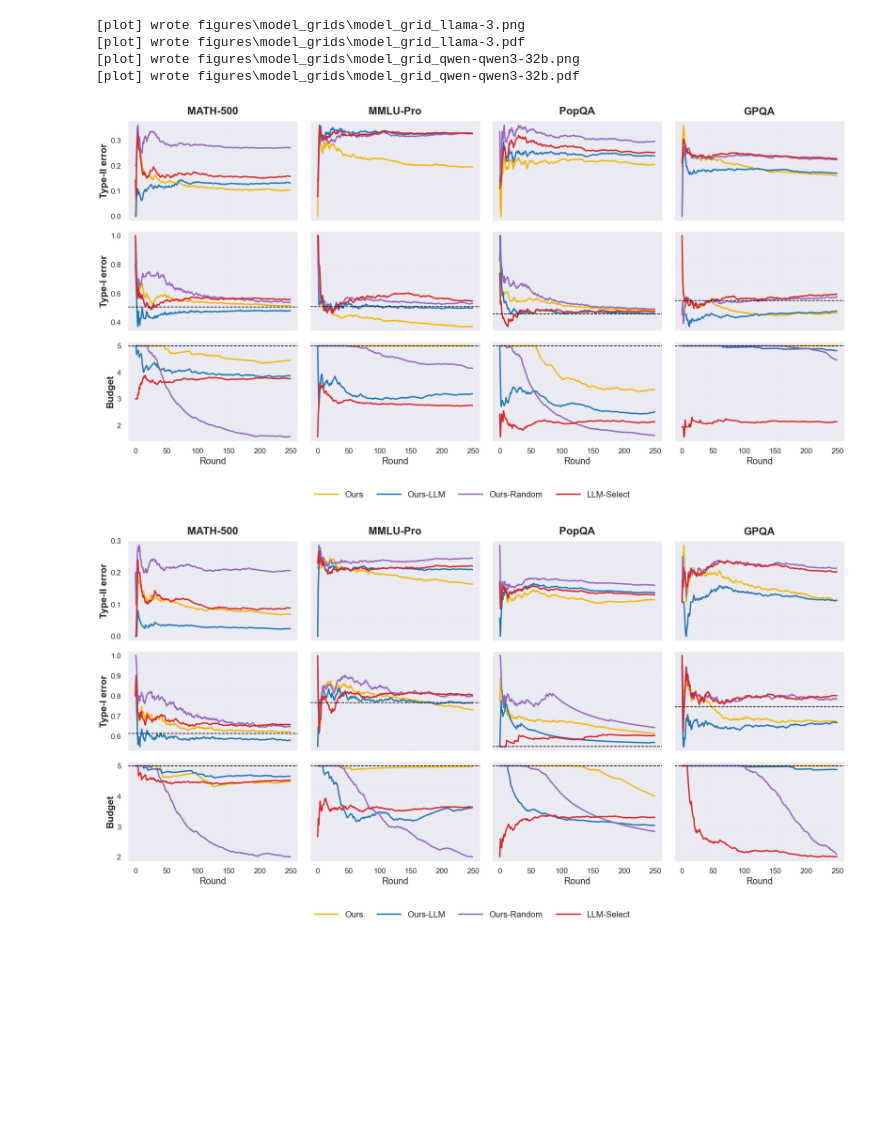
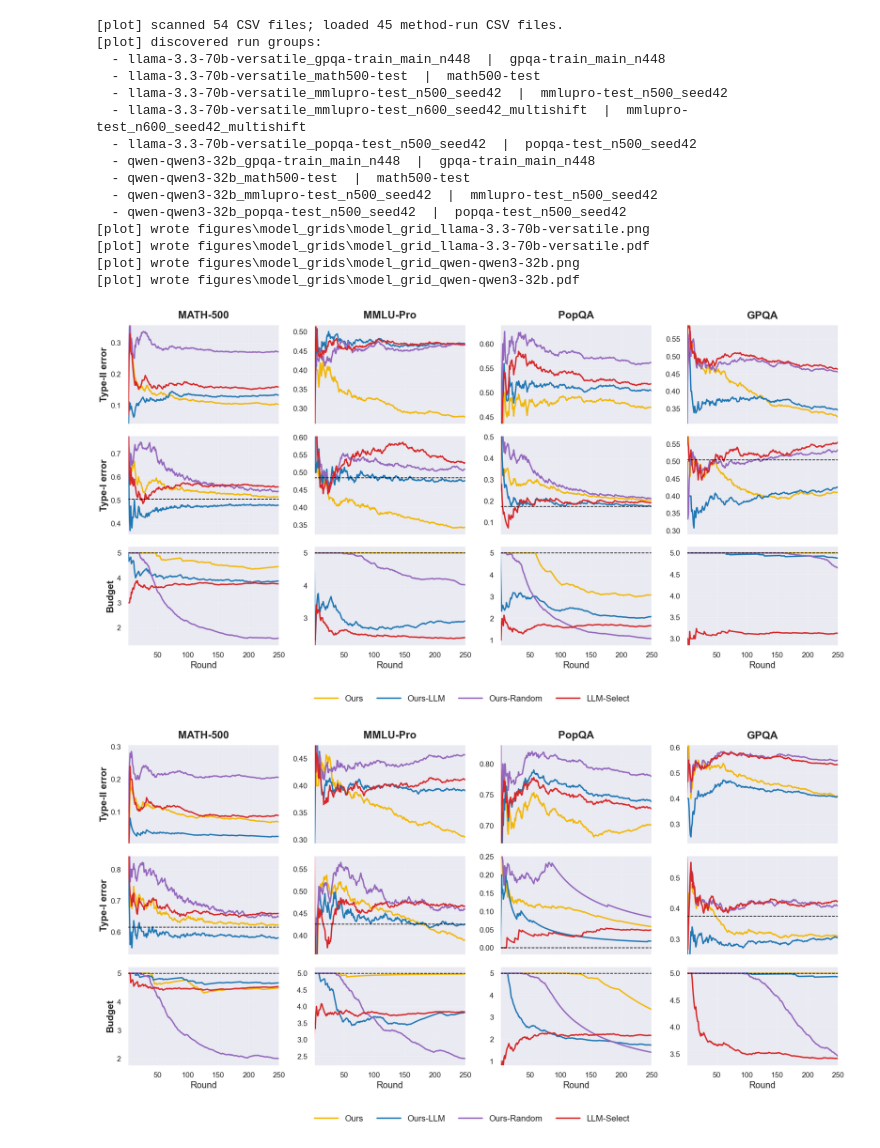
Before and after one commit to alirezamirrokni/Active-Data-Selection, a Jupyter notebook: to_plot.ipynb, the cells around one changed output. Saved outputs shown, nothing was run; the diff lists cells and outputs as text; code cells hidden in the pictures; blank space fills up the shorter version.

Commit message:
new data

```diff
--- a/to_plot.ipynb
+++ b/to_plot.ipynb
@@ -532,6 +745,9 @@ plt.rcParams.update({
     "legend.title_fontsize": 15,
     "figure.titlesize": 18,
 })
+
+# Change this if your outputs directory is elsewhere. Relative paths are resolved from the project root.
+RUNS_TO_PLOT = ("outputs",)
 
 DATASET_ORDER = [
     "math500-test",
@@ -662,6 +878,7 @@ def plot_one_model_grid(
         ncols=4,
         figsize=(20.0, 11.0),
         sharex=False,
+        sharey=False,
         constrained_layout=False,
     )
 
@@ -687,14 +904,16 @@ def plot_one_model_grid(
                 )
             else:
                 dataset_df = filter_methods_for_plot(dataset_df)
+                plot_df = _with_plot_round(dataset_df)
+                reference_values: list[float] = []
                 method_order = [
                     m for m in METHODS_TO_PLOT
-                    if m in set(dataset_df["Method"])
+                    if m in set(plot_df["Method"])
                 ]
 
                 sns.lineplot(
-                    data=dataset_df,
-                    x="Round",
+                    data=plot_df,
+                    x="Plot Round",
                     y=metric_col,
                     hue="Method",
                     hue_order=method_order,
@@ -715,10 +934,11 @@ def plot_one_model_grid(
 
                 if (
                     metric_col == "Cum. Type-I"
-                    and "epsilon" in dataset_df.columns
-                    and dataset_df["epsilon"].notna().any()
+                    and "epsilon" in plot_df.columns
+                    and plot_df["epsilon"].notna().any()
                 ):
-                    epsilon = float(dataset_df["epsilon"].dropna().iloc[0])
+                    epsilon = float(plot_df["epsilon"].dropna().iloc[0])
+                    reference_values.append(epsilon)
                     ax.axhline(
                         epsilon,
                         linestyle="--",
@@ -729,10 +949,11 @@ def plot_one_model_grid(
 
                 if (
                     metric_col == "Cum. Budget"
-                    and "Limit" in dataset_df.columns
-                    and dataset_df["Limit"].notna().any()
+                    and "Limit" in plot_df.columns
+                    and plot_df["Limit"].notna().any()
                 ):
-                    limit = float(dataset_df["Limit"].dropna().iloc[0])
+                    limit = float(plot_df["Limit"].dropna().iloc[0])
+                    reference_values.append(limit)
                     ax.axhline(
                         limit,
                         linestyle="--",
@@ -741,18 +962,21 @@ def plot_one_model_grid(
                         label="_nolegend_",
                     )
 
+                _set_plot_limits(ax, plot_df, metric_col, reference_values=reference_values)
+
             # Dataset names only on the top row.
             if row_idx == 0:
                 ax.set_title(dataset_title, fontsize=20, fontweight="bold", pad=12)
             else:
                 ax.set_title("")
 
-            # Y-axis labels only once on the leftmost plot of each row.
+            # Keep y tick labels on every subplot because each panel has its own y-scale.
+            # The y-axis label text is kept only on the leftmost subplot to avoid clutter.
             if col_idx == 0:
                 ax.set_ylabel(row_label, fontsize=18, fontweight="bold")
             else:
                 ax.set_ylabel("")
-                ax.tick_params(labelleft=False)
+                ax.tick_params(labelleft=True)
 
             # X-axis labels only on bottom row.
             if row_idx == 2:
@@ -768,43 +992,55 @@ def plot_one_model_grid(
 
     if handles:
         fig.legend(
             handles,
             labels,
             title=None,
             loc="lower center",
             bbox_to_anchor=(0.5, 0.005),
             ncol=min(len(labels), 6),
             frameon=False,
             fontsize=16,
             handlelength=2.8,
             columnspacing=1.6,
         )
 
     # No model name above the plots.
     fig.tight_layout(rect=(0.0, 0.08, 1.0, 0.98), w_pad=1.4, h_pad=1.2)
 
-    out_base = out_dir / f"model_grid_{safe_name(model)}"
+    out_png = out_dir / f"model_grid_{safe_name(model)}.png"
+    out_pdf = out_dir / f"model_grid_{safe_name(model)}.pdf"
 
-    fig.savefig(out_base.with_suffix(".png"), bbox_inches="tight", dpi=300)
-    fig.savefig(out_base.with_suffix(".pdf"), bbox_inches="tight")
+    fig.savefig(out_png, bbox_inches="tight", dpi=300)
+    fig.savefig(out_pdf, bbox_inches="tight")
 
-    print(f"[plot] wrote {out_base.with_suffix('.png')}")
-    print(f"[plot] wrote {out_base.with_suffix('.pdf')}")
+    print(f"[plot] wrote {out_png}")
+    print(f"[plot] wrote {out_pdf}")
 
     return fig, axes
 
 
-metrics = build_model_overview_metrics(runs=("outputs",))
+metrics = build_model_overview_metrics(runs=RUNS_TO_PLOT)
 
 for model_name in sorted(metrics["model"].dropna().unique()):
     plot_one_model_grid(metrics, model_name)
 # %% [output]
-[plot] wrote figures\model_grids\model_grid_llama-3.png
-[plot] wrote figures\model_grids\model_grid_llama-3.pdf
+[plot] scanned 54 CSV files; loaded 45 method-run CSV files.
+[plot] discovered run groups:
+  - llama-3.3-70b-versatile_gpqa-train_main_n448  |  gpqa-train_main_n448
+  - llama-3.3-70b-versatile_math500-test  |  math500-test
+  - llama-3.3-70b-versatile_mmlupro-test_n500_seed42  |  mmlupro-test_n500_seed42
+  - llama-3.3-70b-versatile_mmlupro-test_n600_seed42_multishift  |  mmlupro-test_n600_seed42_multishift
+  - llama-3.3-70b-versatile_popqa-test_n500_seed42  |  popqa-test_n500_seed42
+  - qwen-qwen3-32b_gpqa-train_main_n448  |  gpqa-train_main_n448
+  - qwen-qwen3-32b_math500-test  |  math500-test
+  - qwen-qwen3-32b_mmlupro-test_n500_seed42  |  mmlupro-test_n500_seed42
+  - qwen-qwen3-32b_popqa-test_n500_seed42  |  popqa-test_n500_seed42
+[plot] wrote figures\model_grids\model_grid_llama-3.3-70b-versatile.png
+[plot] wrote figures\model_grids\model_grid_llama-3.3-70b-versatile.pdf
 [plot] wrote figures\model_grids\model_grid_qwen-qwen3-32b.png
 [plot] wrote figures\model_grids\model_grid_qwen-qwen3-32b.pdf
-[figure, old version]
+[figure, new version]
-[figure, old version]
+[figure, new version]
 # %%
 # Distribution-shift robustness figure
 # Run this cell after the standard plotting/helper cells above.
```
Also changed, not shown: parts of 2 cells of this notebook, 13 other files.
